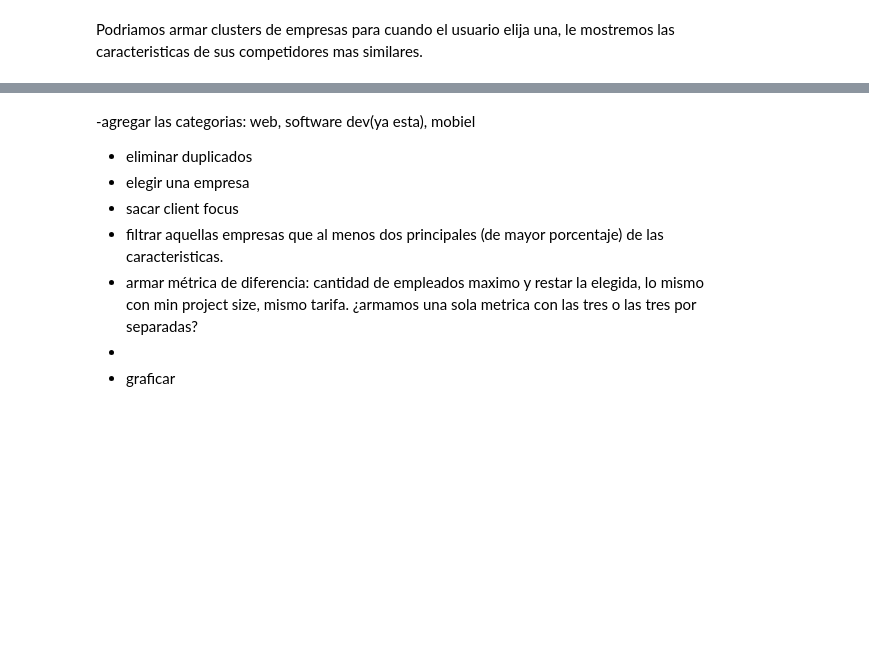
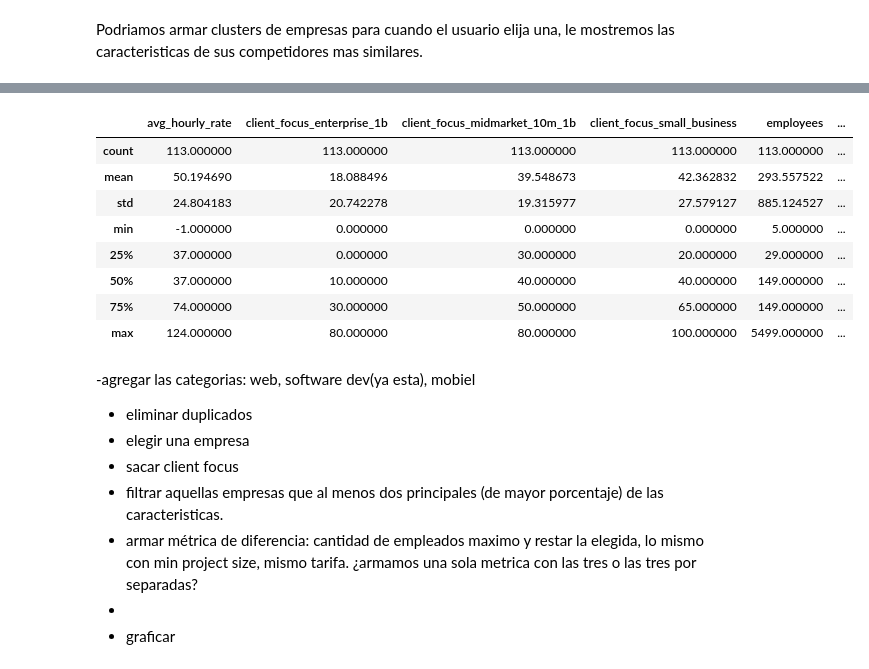
Before and after one commit to alexiswalker/grupo_3, a Jupyter notebook: webmining/tp_web_mining.ipynb, the cells around one changed output, grey strips where cells are left out. Cells and saved outputs as stored; diff of their text form; code cells hidden in the pictures; blank space fills up the shorter version.

```diff
--- a/webmining/tp_web_mining.ipynb
+++ b/webmining/tp_web_mining.ipynb
@@ -393,7 +444,7 @@ import pickle
 with open('model.pkl','wb') as f:
     pickle.dump(model, f)
 # %%
-companies["cluster"] = model.predict(companies.drop(columns=['company_name', 'location']))
+companies["cluster"] = model.predict(companies[columns_clustering])
 
 companies.to_csv('clutch_ar_companies_cluster.csv', index=False)
 # companies = pd.read_csv('clutch_ar_companies_cluster.csv')
@@ -399,0 +465,4 @@ companies.to_csv('clutch_ar_companies_cluster.csv', index=False)
+# %%
+empresa = companies.query('company_name == "Flux IT"')
+# %%
+empresas_del_cluster = companies.query(f'cluster == {empresa.cluster}')
@@ -399,0 +484,5 @@ companies.to_csv('clutch_ar_companies_cluster.csv', index=False)
+# %%
+empresas_del_cluster_con_rating = empresas_del_cluster.query("rating != 0")
+empresas_del_cluster_con_rating["referencia"] = "competencia"
+empresas_del_cluster_con_rating.loc[empresa.index, ["referencia"]] = "nosotros"
+empresas_del_cluster_con_rating = empresas_del_cluster_con_rating.sort_values(["referencia"], ascending=True)
@@ -400,3 +559,15 @@ companies.to_csv('clutch_ar_companies_cluster.csv', index=False)
+# %%
+empresas_del_cluster_con_rating.describe()
+# %% [output]
+|  | avg_hourly_rate | client_focus_enterprise_1b | client_focus_midmarket_10m_1b | client_focus_small_business | employees | ... |
+| count | 113.000000 | 113.000000 | 113.000000 | 113.000000 | 113.000000 | ... |
+| mean | 50.194690 | 18.088496 | 39.548673 | 42.362832 | 293.557522 | ... |
+| std | 24.804183 | 20.742278 | 19.315977 | 27.579127 | 885.124527 | ... |
+| min | -1.000000 | 0.000000 | 0.000000 | 0.000000 | 5.000000 | ... |
+| 25% | 37.000000 | 0.000000 | 30.000000 | 20.000000 | 29.000000 | ... |
+| 50% | 37.000000 | 10.000000 | 40.000000 | 40.000000 | 149.000000 | ... |
+| 75% | 74.000000 | 30.000000 | 50.000000 | 65.000000 | 149.000000 | ... |
+| max | 124.000000 | 80.000000 | 80.000000 | 100.000000 | 5499.000000 | ... |
 # %% [markdown]
 -agregar las categorias: web, software dev(ya esta), mobiel
 - eliminar duplicados
```
Also changed, not shown: parts of 24 cells of this notebook, 2 other files.
